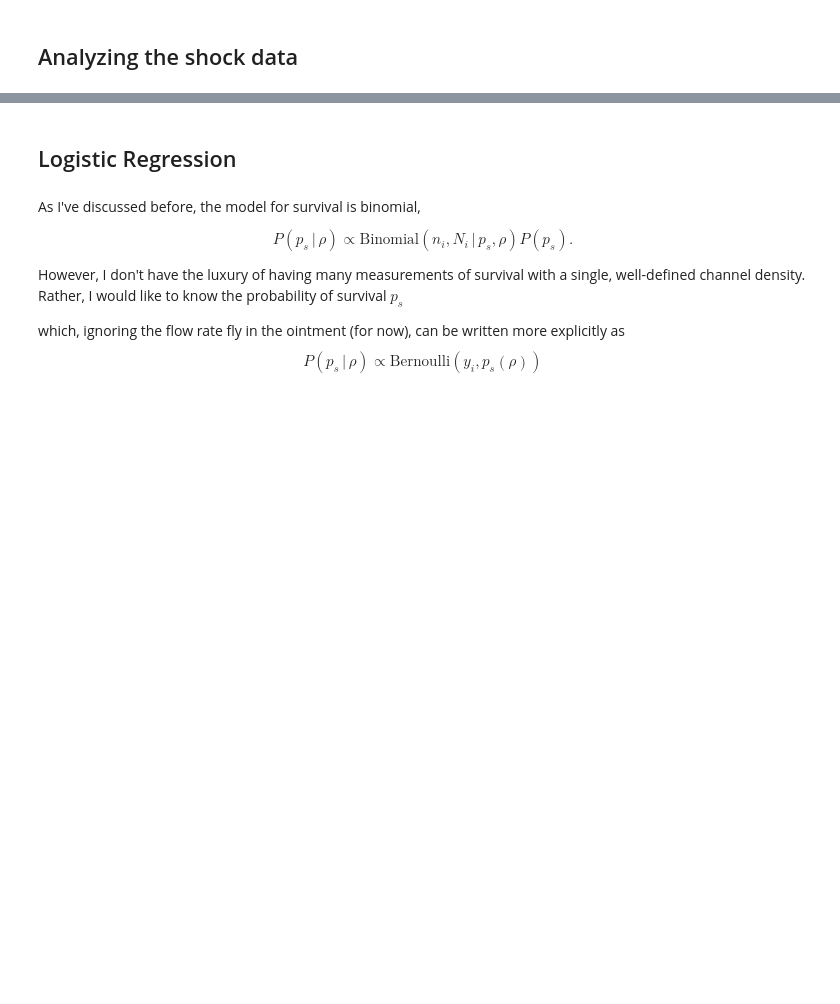
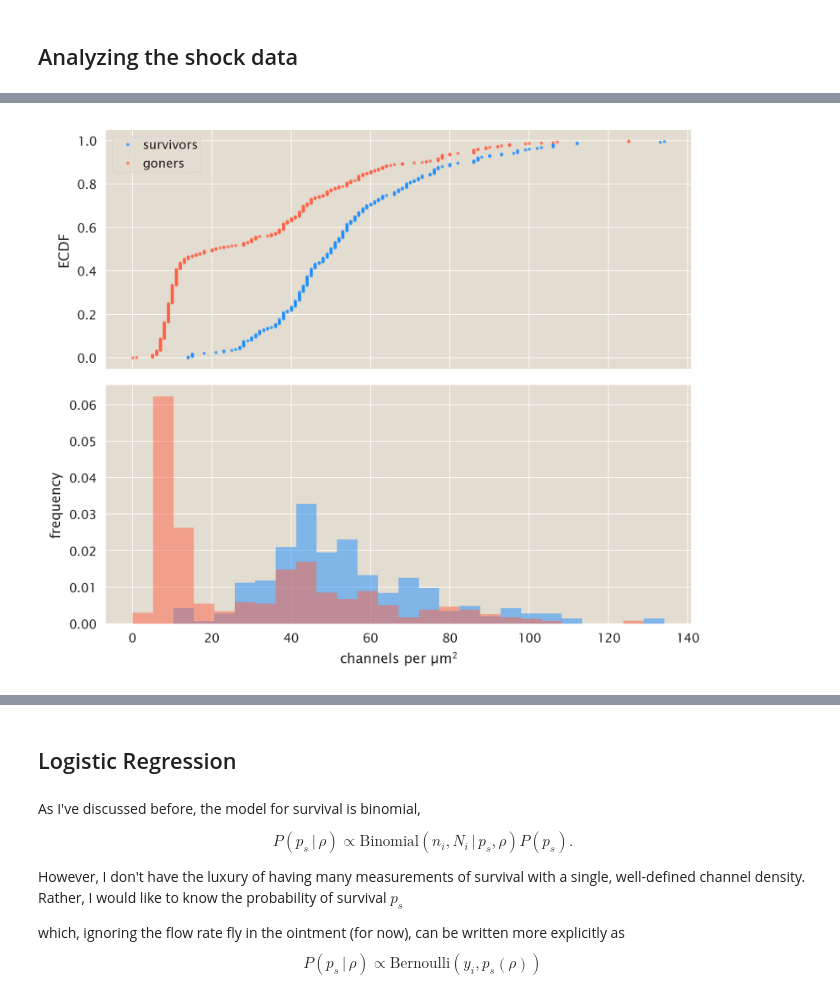
Before and after one commit to RPGroup-PBoC/mscl_survival, a Jupyter notebook: code/analysis.ipynb, the cells around one changed output, grey strips where cells are left out. Drawn from its saved outputs; the diff is of its cells as text; code cells hidden in the pictures; blank space fills up the shorter version.

Commit message:
Progress on analysis. Finalized binning procedure.

```diff
--- a/code/analysis.ipynb
+++ b/code/analysis.ipynb
@@ -11,7 +11,12 @@ import theano.tensor as tt
 from tqdm import tqdm_notebook, tqdm
 import bebi103
 import pymc3 as pm
+import matplotlib.pyplot as plt
+import seaborn as sns
+%matplotlib inline
+mscl.set_plotting_style()
 bokeh.io.output_notebook()
+sns.set_palette('deep', color_codes=True)
 hv.extension('bokeh')
 # %% [output]
 Loading BokehJS ...
@@ -122,0 +101,25 @@ bokeh.io.export_svgs(obj=bokeh.layouts.gridplot([[p1], [p2]]), filename='../figs
+# %%
+# Compute the ECDF
+surv_x, surv_y = mscl.ecdf(shock_data[shock_data['survival']==True]['channel_density'])
+death_x, death_y = mscl.ecdf(shock_data[shock_data['survival']==False]['channel_density'])
+
+# Compute the histograms.
+bins = np.linspace(shock_data['channel_density'].min(), shock_data['channel_density'].max(), 27)
+
+fig, ax = plt.subplots(2,1, figsize=(6, 5), sharex=True)
+ax[1].set_xlabel('channels per µm$^2$')
+ax[0].set_ylabel('ECDF')
+ax[1].set_ylabel('frequency')
+_ = ax[0].plot(surv_x, surv_y, 'o', markersize=2, color='dodgerblue', lw=2, alpha=0.75, label='survivors')
+_ = ax[0].plot(death_x, death_y, 'o', markersize=2, color='tomato', lw=2, alpha=0.75, label='goners')
+_ = ax[1].hist(shock_data[shock_data['survival']==True]['channel_density'], bins=bins,
+                   color='dodgerblue', histtype='stepfilled', alpha=0.5, normed=True)
+_ = ax[1].hist(shock_data[shock_data['survival']==False]['channel_density'], bins=bins,
+                   histtype='stepfilled', color='tomato', alpha=0.5, normed=True)
+_legend = ax[0].legend(loc='upper left')
+
+plt.tight_layout()
+plt.savefig('../figs/analysis/survival_density_distribution.pdf', bbox_inches='tight',
+           dpi=200)
+# %% [output]
+[figure, added]
```
Also changed, not shown: parts of 14 cells of this notebook, 1 other file.
